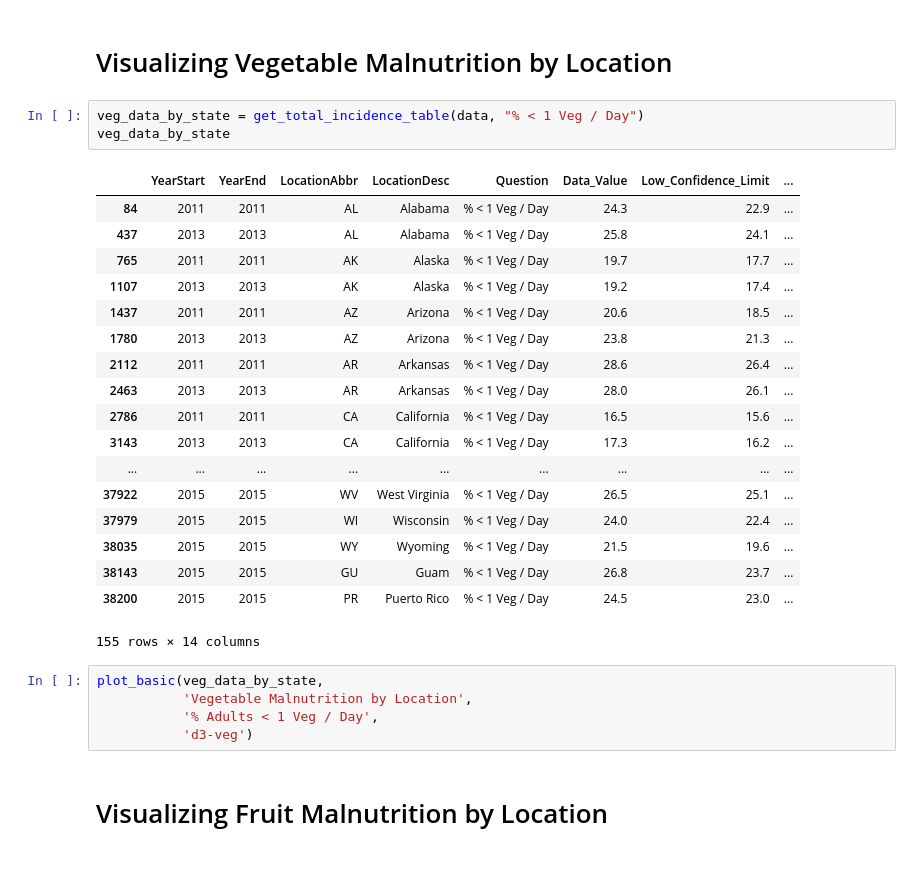
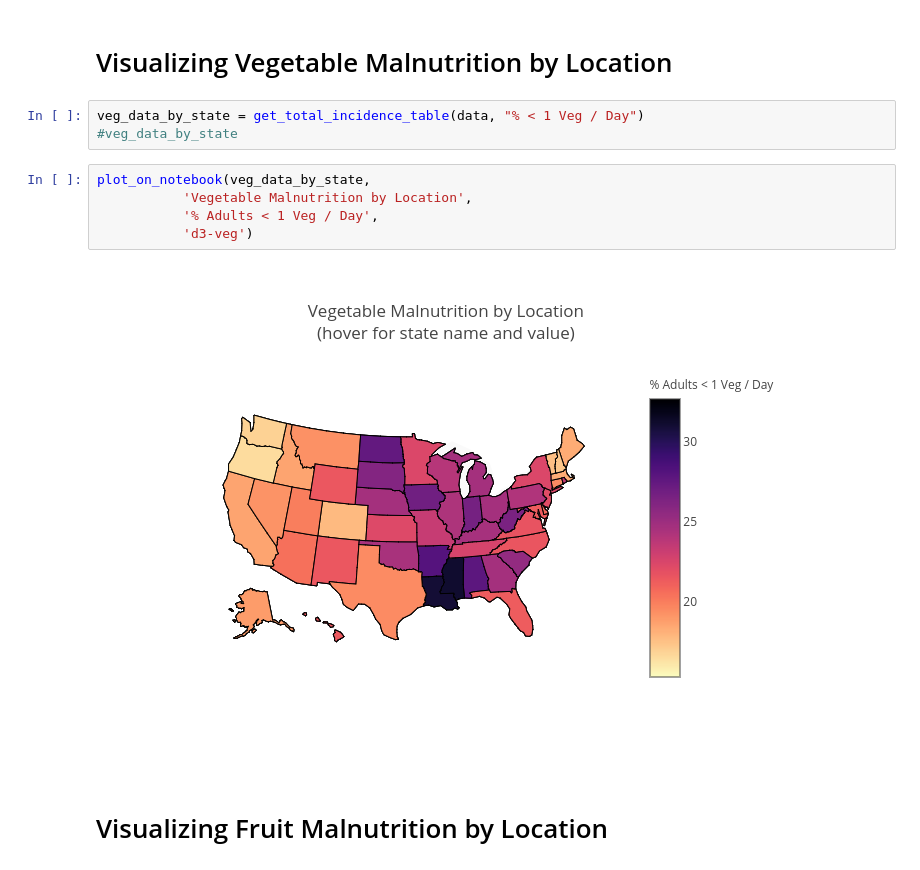
Before and after one commit to alankritjoshi/cs6220f17project2, a Jupyter notebook: 02_working/process_dataset.ipynb, the cells around one changed output. Drawn from its saved outputs; the diff is of its cells as text.

```diff
--- a/02_working/process_dataset.ipynb
+++ b/02_working/process_dataset.ipynb
@@ -301,31 +244,14 @@ plot_basic(inactivity_data_by_state,
 # Visualizing Vegetable Malnutrition by Location
 # %%
 veg_data_by_state = get_total_incidence_table(data, "% < 1 Veg / Day")
-veg_data_by_state
+#veg_data_by_state
-# %% [output]
-|  | YearStart | YearEnd | LocationAbbr | LocationDesc | Question | Data_Value | Low_Confidence_Limit | ... |
-| 84 | 2011 | 2011 | AL | Alabama | % < 1 Veg / Day | 24.3 | 22.9 | ... |
-| 437 | 2013 | 2013 | AL | Alabama | % < 1 Veg / Day | 25.8 | 24.1 | ... |
-| 765 | 2011 | 2011 | AK | Alaska | % < 1 Veg / Day | 19.7 | 17.7 | ... |
-| 1107 | 2013 | 2013 | AK | Alaska | % < 1 Veg / Day | 19.2 | 17.4 | ... |
-| 1437 | 2011 | 2011 | AZ | Arizona | % < 1 Veg / Day | 20.6 | 18.5 | ... |
-| 1780 | 2013 | 2013 | AZ | Arizona | % < 1 Veg / Day | 23.8 | 21.3 | ... |
-| 2112 | 2011 | 2011 | AR | Arkansas | % < 1 Veg / Day | 28.6 | 26.4 | ... |
-| 2463 | 2013 | 2013 | AR | Arkansas | % < 1 Veg / Day | 28.0 | 26.1 | ... |
-| 2786 | 2011 | 2011 | CA | California | % < 1 Veg / Day | 16.5 | 15.6 | ... |
-| 3143 | 2013 | 2013 | CA | California | % < 1 Veg / Day | 17.3 | 16.2 | ... |
-| ... | ... | ... | ... | ... | ... | ... | ... | ... |
-| 37922 | 2015 | 2015 | WV | West Virginia | % < 1 Veg / Day | 26.5 | 25.1 | ... |
-| 37979 | 2015 | 2015 | WI | Wisconsin | % < 1 Veg / Day | 24.0 | 22.4 | ... |
-| 38035 | 2015 | 2015 | WY | Wyoming | % < 1 Veg / Day | 21.5 | 19.6 | ... |
-| 38143 | 2015 | 2015 | GU | Guam | % < 1 Veg / Day | 26.8 | 23.7 | ... |
-| 38200 | 2015 | 2015 | PR | Puerto Rico | % < 1 Veg / Day | 24.5 | 23.0 | ... |
-155 rows × 14 columns
 # %%
-plot_basic(veg_data_by_state,
+plot_on_notebook(veg_data_by_state,
            'Vegetable Malnutrition by Location',
            '% Adults < 1 Veg / Day',
            'd3-veg')
+# %% [output]
+[figure, added]
 # %% [markdown]
 # Visualizing Fruit Malnutrition by Location
 # %%
```
Also changed, not shown: parts of 11 cells of this notebook, 4 other files.
